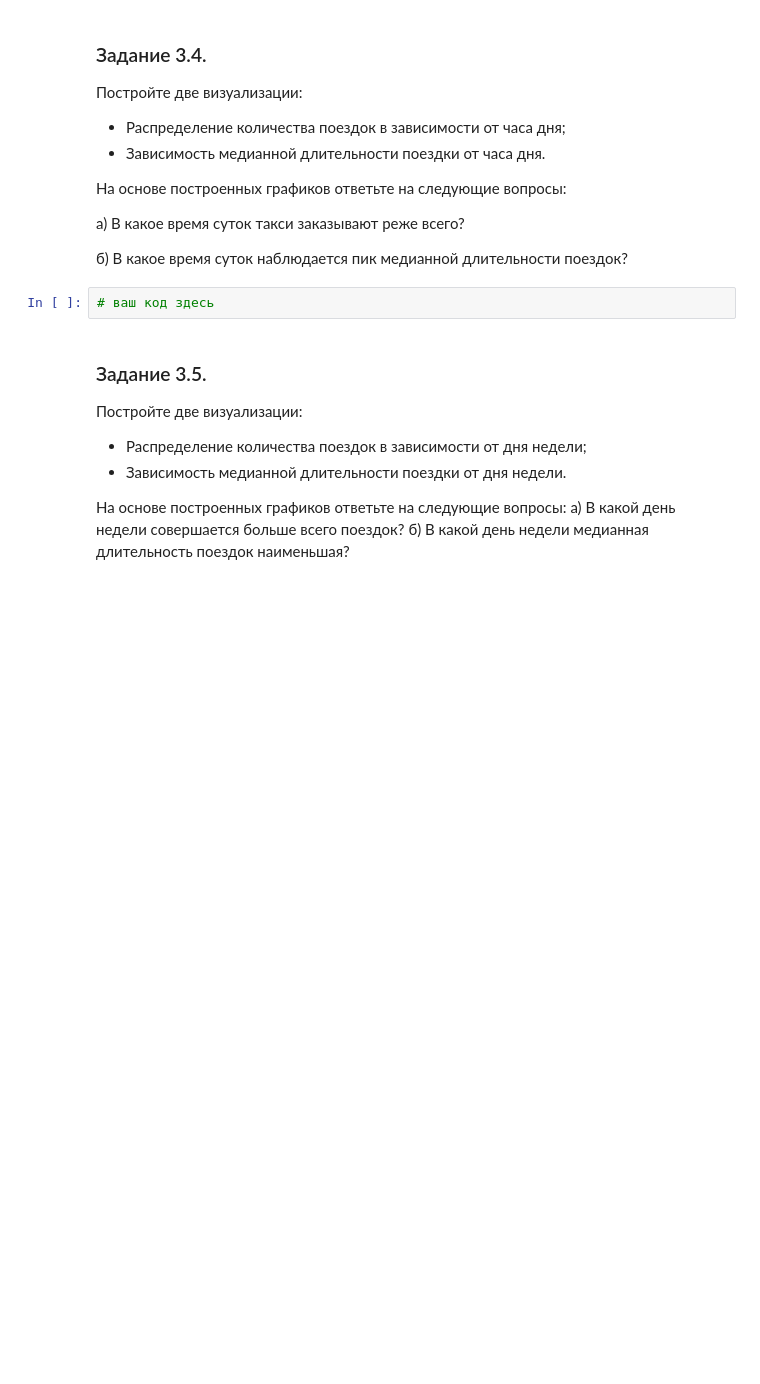
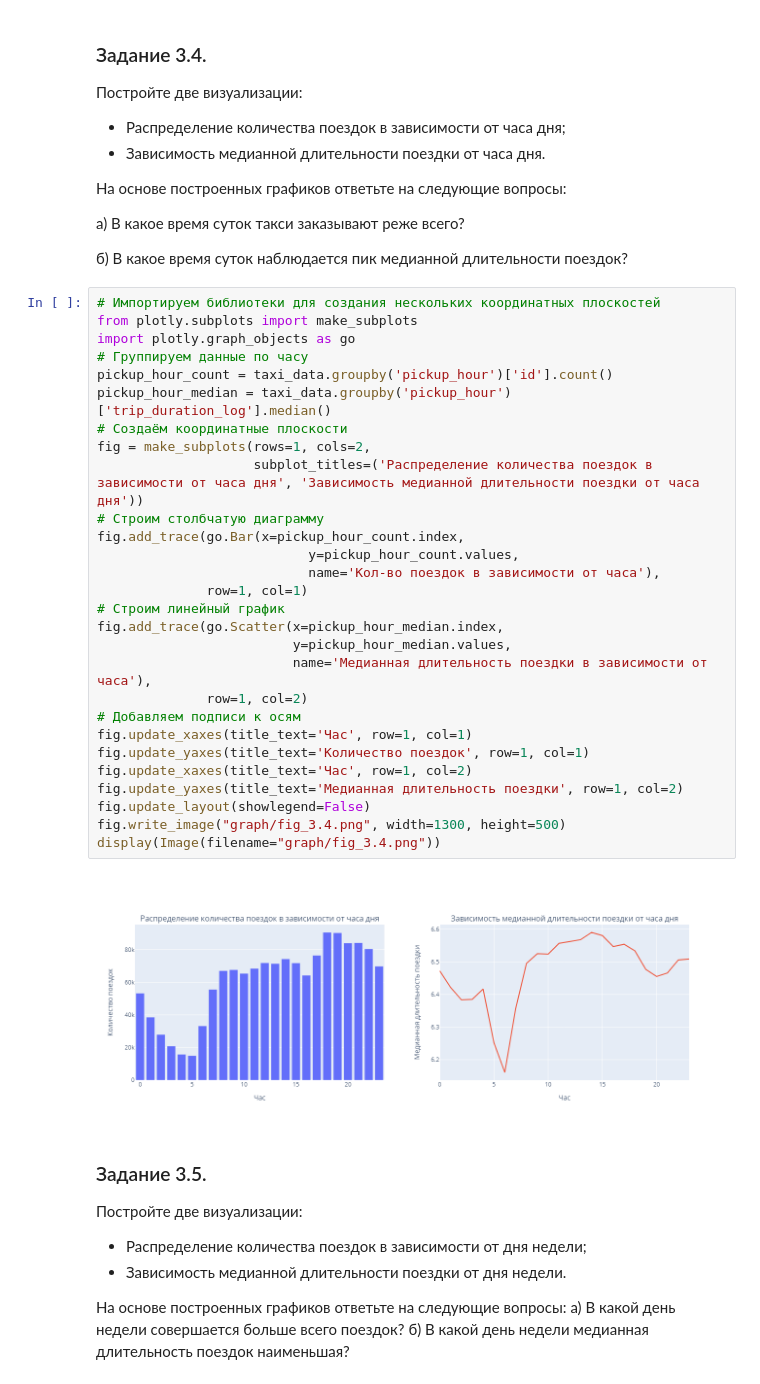
Before and after one commit to Blooodniy/PROJECT-5, a Jupyter notebook: Project-5.ipynb, the cells around one changed output. Saved outputs shown, nothing was run; the diff lists cells and outputs as text; blank space fills up the shorter version.

```diff
--- a/Project-5.ipynb
+++ b/Project-5.ipynb
@@ -442,8 +518,36 @@ taxi_data['trip_duration_log'] = np.log(taxi_data['trip_duration']+1)
 а) В какое время суток такси заказывают реже всего?
 
 б) В какое время суток наблюдается пик медианной длительности поездок?
-# %%
-# ваш код здесь
+# %%
+# Импортируем библиотеки для создания нескольких координатных плоскостей
+from plotly.subplots import make_subplots
+import plotly.graph_objects as go
+# Группируем данные по часу
+pickup_hour_count = taxi_data.groupby('pickup_hour')['id'].count()
+pickup_hour_median = taxi_data.groupby('pickup_hour')['trip_duration_log'].median()
+# Создаём координатные плоскости
+fig = make_subplots(rows=1, cols=2,
+                    subplot_titles=('Распределение количества поездок в зависимости от часа дня', 'Зависимость медианной длительности поездки от часа дня'))
+# Строим столбчатую диаграмму
+fig.add_trace(go.Bar(x=pickup_hour_count.index,
+                           y=pickup_hour_count.values,
+                           name='Кол-во поездок в зависимости от часа'),
+              row=1, col=1)
+# Строим линейный график
+fig.add_trace(go.Scatter(x=pickup_hour_median.index,
+                         y=pickup_hour_median.values,
+                         name='Медианная длительность поездки в зависимости от часа'),
+              row=1, col=2)
+# Добавляем подписи к осям
+fig.update_xaxes(title_text='Час', row=1, col=1)
+fig.update_yaxes(title_text='Количество поездок', row=1, col=1)
+fig.update_xaxes(title_text='Час', row=1, col=2)
+fig.update_yaxes(title_text='Медианная длительность поездки', row=1, col=2)
+fig.update_layout(showlegend=False)
+fig.write_image("graph/fig_3.4.png", width=1300, height=500)
+display(Image(filename="graph/fig_3.4.png"))
+# %% [output]
+[figure, added]
 # %% [markdown]
 ### Задание 3.5.
 Постройте две визуализации:
```
Also changed, not shown: parts of 42 cells of this notebook, 3 other files.
